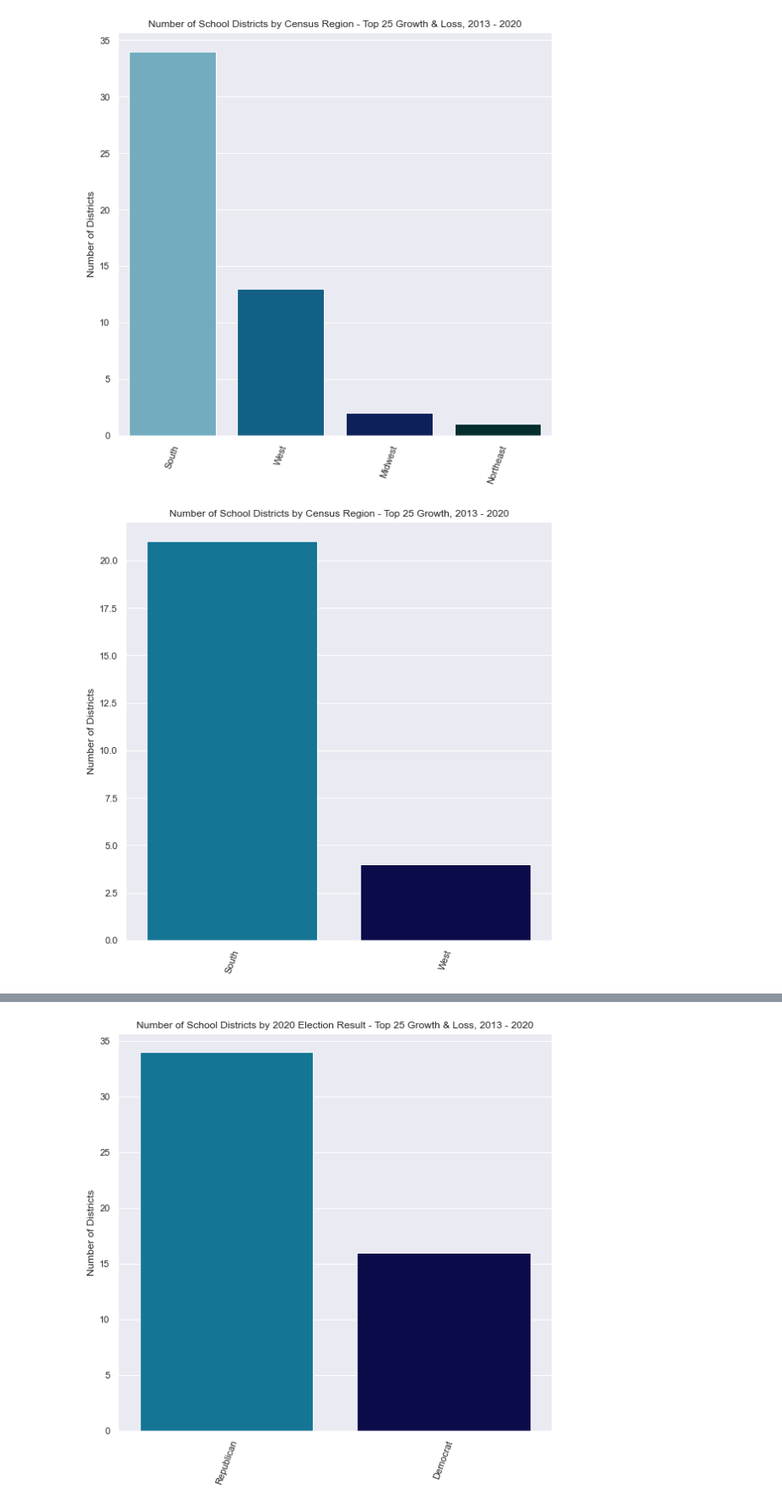
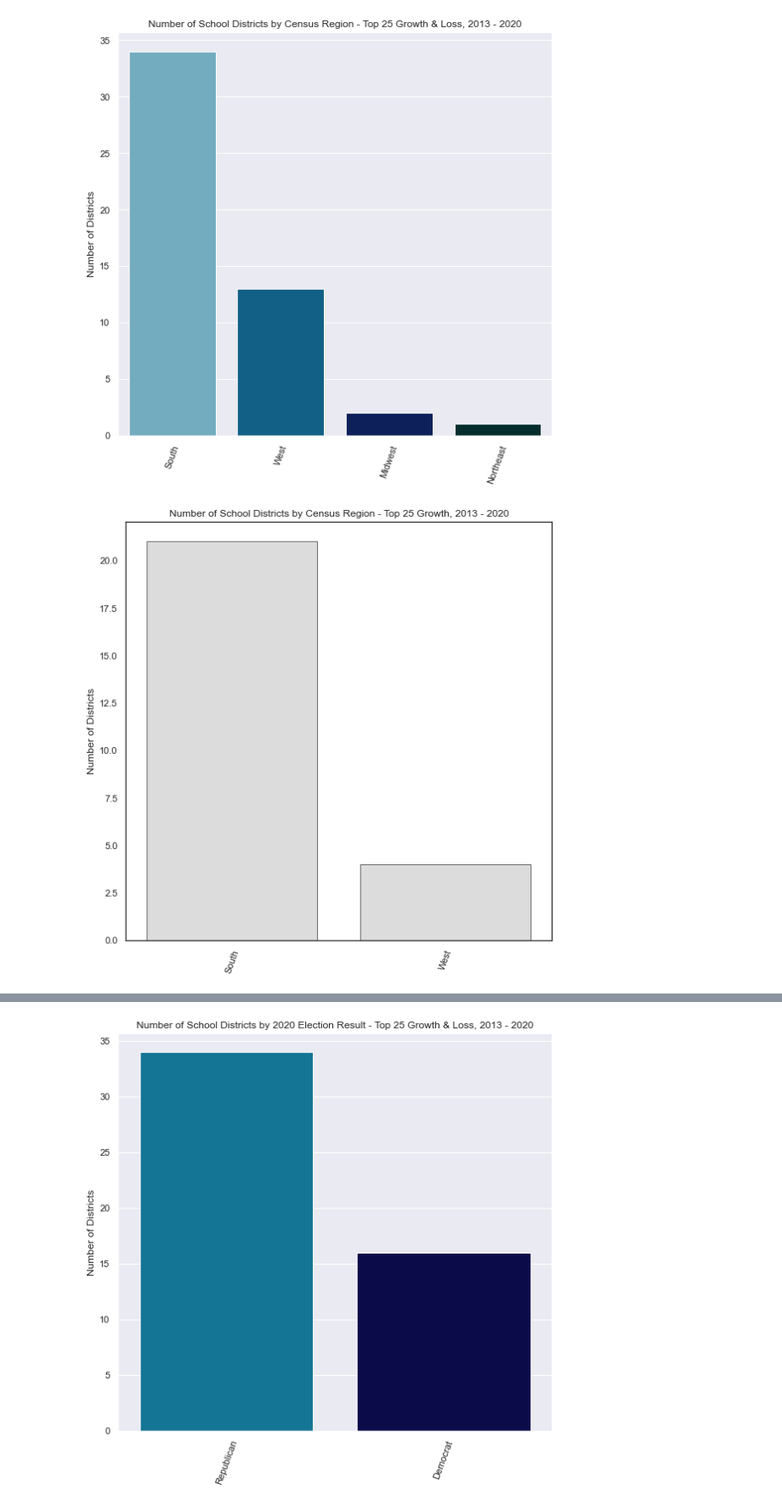
Before and after one commit to caitbrown12/NSS_Capstone, a Jupyter notebook: notebook/NCES_Enrollment_Data_2.ipynb, the cells around one changed output, grey strips where cells are left out. Shown at 85% size. Drawn from its saved outputs; the diff is of its cells as text; code cells hidden in the pictures.

```diff
--- a/notebook/NCES_Enrollment_Data_2.ipynb
+++ b/notebook/NCES_Enrollment_Data_2.ipynb
@@ -882,13 +891,15 @@ plt.show();
 # %%
 #countplot by state for top 25 enrollment growth
 sns.set(rc={"figure.figsize":(8,8)})
+sns.set_style('white')
 state_order=['TEXAS', 'FLORIDA', 'UTAH', 'GEORGIA', 'MARYLAND', 'IDAHO', 'NORTH CAROLINA', 'VIRGINIA']
-sns.countplot(x='State Name', data=top25g, order=state_order, palette='ocean_r')
+sns.countplot(x='State Name', data=top25g, order=state_order, color='gainsboro', edgecolor='dimgrey')
 #plt.legend(bbox_to_anchor=(1.05, 1), loc='upper right', borderaxespad=0)
 plt.xticks(rotation=70)
 plt.xlabel(None)
 plt.ylabel('Number of Districts')
 plt.title('Number of Districts by State - Top 25 Growth, 2013 - 2020')
 plt.tight_layout()
+plt.savefig('States in Top 25 Growth')
 plt.show();
 # %% [output]
@@ -896,13 +907,15 @@ plt.show();
 # %%
 #countplot by state for top 25 enrollment loss
 sns.set(rc={"figure.figsize":(8,8)})
+sns.set_style('white')
 state_order=['TEXAS', 'CALIFORNIA', 'FLORIDA', 'HAWAII', 'ILLINOIS', 'INDIANA', 'LOUISIANA', 'MISSISSIPPI', 'NEW MEXICO', 'OKLAHOMA', 'PENNSYLVANIA', 'TENNESSEE']
-sns.countplot(x='State Name', data=top25l, order=state_order, palette='ocean_r')
+sns.countplot(x='State Name', data=top25l, order=state_order, color='dimgray', edgecolor='white')
 #plt.legend(bbox_to_anchor=(1.05, 1), loc='upper right', borderaxespad=0)
 plt.xticks(rotation=70)
 plt.xlabel(None)
 plt.ylabel('Number of Districts')
-plt.title('Number of Districts by State - Top 25 Growth, 2013 - 2020')
+plt.title('Number of Districts by State - Top 25 Loss, 2013 - 2020')
 plt.tight_layout()
+plt.savefig('States in Top 25 Loss')
 plt.show();
 # %% [output]
@@ -924,13 +937,15 @@ plt.show();
 # %%
 #profiles of top 25 growth - locale
 sns.set(rc={"figure.figsize":(8,8)})
+sns.set_style('white')
 locale_order=['21-Suburb: Large', '13-City: Small', '11-City: Large', '41-Rural: Fringe', '43-Rural: Remote', '32-Town: Distant', '31-Town: Fringe']
-sns.countplot(x='Locale', data=top25g, order=locale_order, palette='ocean_r')
+sns.countplot(x='Locale', data=top25g, order=locale_order, color='gainsboro', edgecolor='dimgrey')
 #plt.legend(bbox_to_anchor=(1.05, 1), loc='upper right', borderaxespad=0)
 plt.xticks(rotation=70)
 plt.xlabel(None)
 plt.ylabel('Number of Districts')
 plt.title('Number of School Districts by Locale - Top 25 Growth, 2013 - 2020')
 plt.tight_layout()
+plt.savefig('Locale Top 25 Growth')
 plt.show();
 # %% [output]
@@ -938,13 +953,15 @@ plt.show();
 # %%
 #profiles of top 25 loss - locale
 sns.set(rc={"figure.figsize":(8,8)})
+sns.set_style('white')
 #locale_order=['21-Suburb: Large', '13-City: Small', '11-City: Large', '41-Rural: Fringe', '43-Rural: Remote', '32-Town: Distant', '31-Town: Fringe']
-sns.countplot(x='Locale', data=top25l, palette='ocean_r')
+sns.countplot(x='Locale', data=top25l, color='dimgray', edgecolor='white')
 #plt.legend(bbox_to_anchor=(1.05, 1), loc='upper right', borderaxespad=0)
 plt.xticks(rotation=70)
 plt.xlabel(None)
 plt.ylabel('Number of Districts')
 plt.title('Number of School Districts by Locale - Top 25 Enrollment Loss, 2013 - 2020')
 plt.tight_layout()
+plt.savefig('Locale Top 25 Loss')
 plt.show();
 # %% [output]
@@ -966,17 +983,19 @@ plt.show();
 # %%
 #profiles of top 25 growth - census
 sns.set(rc={"figure.figsize":(8,8)})
+sns.set_style('white')
 #locale_order=['21-Suburb: Large', '13-City: Small', '11-City: Large', '41-Rural: Fringe', '43-Rural: Remote', '32-Town: Distant', '31-Town: Fringe']
-sns.countplot(x='Census Region', data=top25g, palette='ocean_r')
+sns.countplot(x='Census Region', data=top25g, color='gainsboro', edgecolor='dimgrey')
 #plt.legend(bbox_to_anchor=(1.05, 1), loc='upper right', borderaxespad=0)
 plt.xticks(rotation=70)
 plt.xlabel(None)
 plt.ylabel('Number of Districts')
 plt.title('Number of School Districts by Census Region - Top 25 Growth, 2013 - 2020')
 plt.tight_layout()
+plt.savefig('Census Region Top 25 Growth')
 plt.show();
 # %% [output]
-[figure, old version]
+[figure, new version]
 # %%
 #profiles of top 25 growth - census
 sns.set(rc={"figure.figsize":(8,8)})
```
Also changed, not shown: parts of 13 cells of this notebook.
